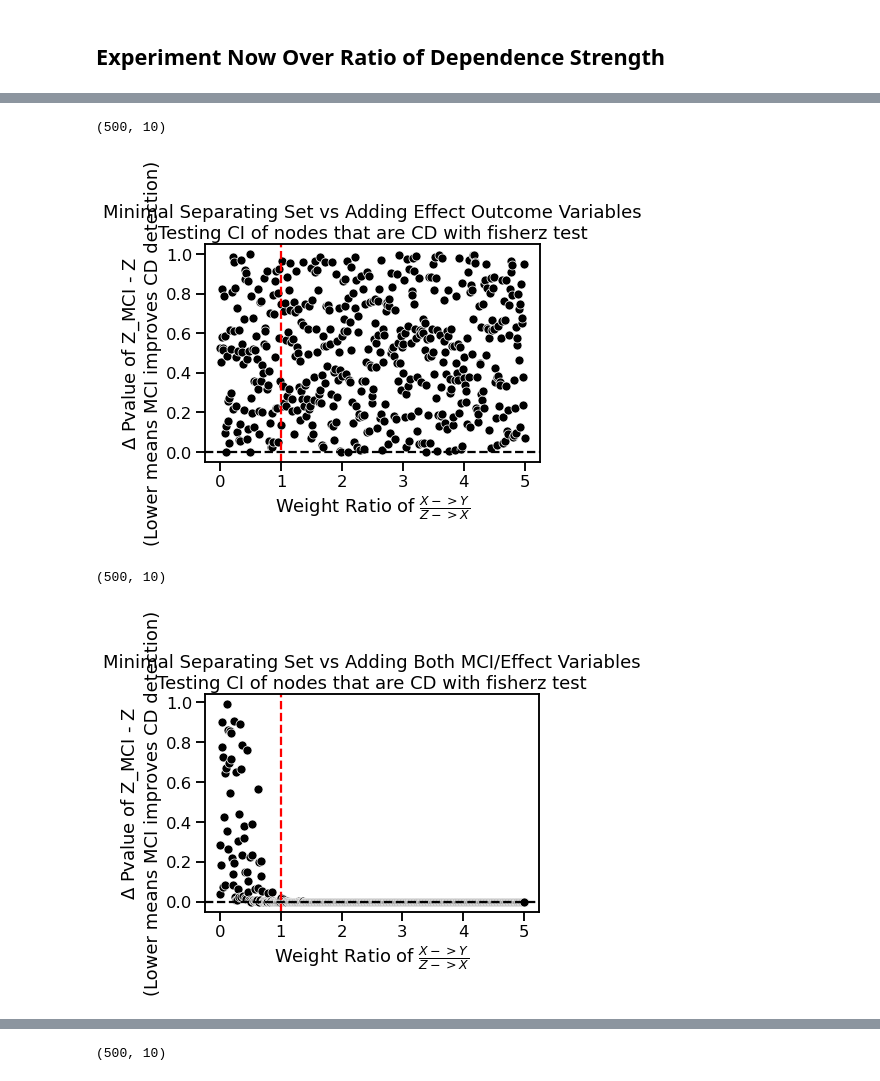
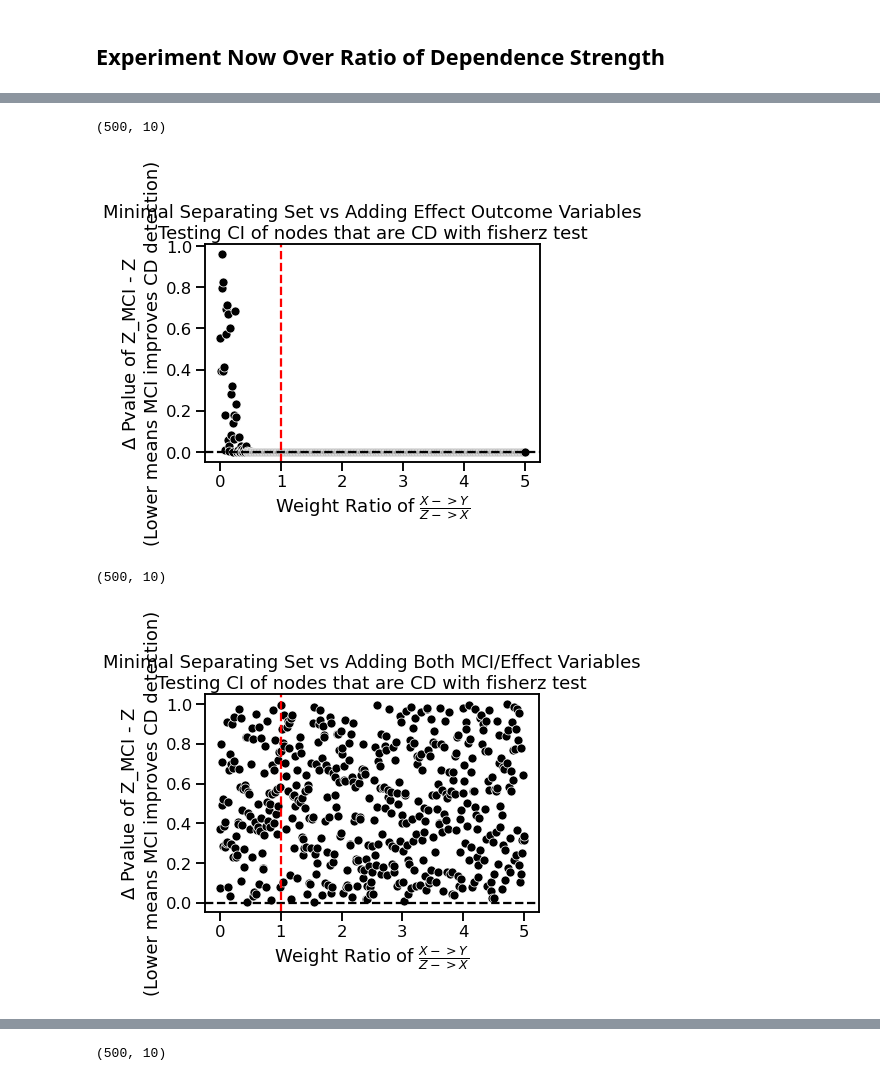
Before and after one commit to adam2392/causal-networkx, a Jupyter notebook: experiments/conditional_expectation.ipynb, the cells around one changed output, grey strips where cells are left out. Drawn from its saved outputs; the diff is of its cells as text; code cells hidden in the pictures.

```diff
--- a/experiments/conditional_expectation.ipynb
+++ b/experiments/conditional_expectation.ipynb
@@ -331,28 +351,0 @@ KeyboardInterrupt
-# %%
-result_df["pvalue_diff"] = (
-    result_df[["pvalue_effect_mci", "pvalue_mci"]].mean(axis=1) - result_df["pvalue"]
-)
-
-plot_df = result_df  # [result_df["child_addition"] != set()]
-print(plot_df.shape)
-# plot_df = plot_df[(plot_df["pvalue_diff"].abs() > 0.00001)]
-# plot_df = plot_df[(plot_df["pvalue_diff"] > 0.00001) | (plot_df["pvalue_diff"] < 0)]
-
-sns.set_context(font_scale=1.0, context="talk")
-fig, ax = plt.subplots()
-sns.scatterplot(
-    x="weight_ratio",
-    y="pvalue_diff",
-    data=plot_df,
-    color="black",
-    ax=ax,
-)
-ax.set(
-    ylabel="$\Delta$ Pvalue of Z_MCI - Z\n(Lower means MCI improves CD detection)",
-    xlabel=r"Weight Ratio of $\frac{X -> Y}{Z -> X}$",
-    title=f"Minimal Separating Set vs Mean of Treatment/Outcome Parent Variables\nTesting CI of nodes that are CD with {ci_est} test",
-)
-ax.axhline([0], ls="--", color="black")
-ax.axvline([1], ls="--", color="red")
-# ax.set_xticks(ax.get_xticks()[::20])
-fig.patch.set_facecolor("white")
@@ -362,34 +352,34 @@ fig.patch.set_facecolor("white")
 # %%
-result_df["pvalue_diff"] = result_df["pvalue_effect_mci"] - result_df["pvalue"]
+result_df["pvalue_diff"] = result_df["pvalue_bad"] - result_df["pvalue"]
 
 plot_df = result_df  # [result_df["child_addition"] != set()]
 print(plot_df.shape)
 # plot_df = plot_df[(plot_df["pvalue_diff"].abs() > 0.00001)]
 # plot_df = plot_df[(plot_df["pvalue_diff"] > 0.00001) | (plot_df["pvalue_diff"] < 0)]
 
 sns.set_context(font_scale=1.0, context="talk")
 fig, ax = plt.subplots()
 sns.scatterplot(
     x="weight_ratio",
     y="pvalue_diff",
     data=plot_df,
     color="black",
     ax=ax,
 )
 ax.set(
     ylabel="$\Delta$ Pvalue of Z_MCI - Z\n(Lower means MCI improves CD detection)",
     xlabel=r"Weight Ratio of $\frac{X -> Y}{Z -> X}$",
     title=f"Minimal Separating Set vs Adding Effect Outcome Variables\nTesting CI of nodes that are CD with {ci_est} test",
 )
 ax.axhline([0], ls="--", color="black")
 ax.axvline([1], ls="--", color="red")
 # ax.set_xticks(ax.get_xticks()[::20])
 fig.patch.set_facecolor("white")
 # %% [output]
 (500, 10)
-[figure, old version]
+[figure, new version]
 # %%
-result_df["pvalue_diff"] = result_df["pvalue_both_mci"] - result_df["pvalue"]
+result_df["pvalue_diff"] = result_df["pvalue_mci"] - result_df["pvalue"]
 
 plot_df = result_df  # [result_df["child_addition"] != set()]
 print(plot_df.shape)
@@ -416,4 +406,4 @@ ax.axvline([1], ls="--", color="red")
 fig.patch.set_facecolor("white")
 # %% [output]
 (500, 10)
-[figure, old version]
+[figure, new version]
```
Also changed, not shown: parts of 15 cells of this notebook, 12 other files.
